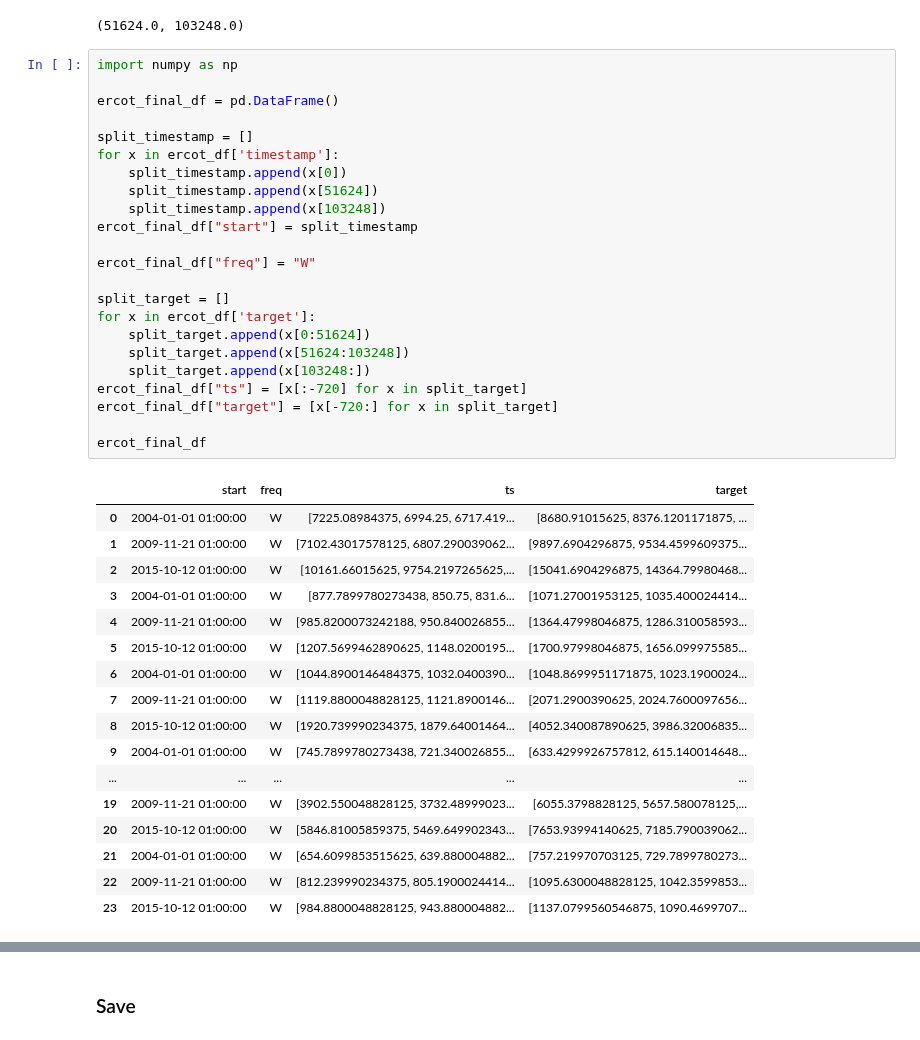
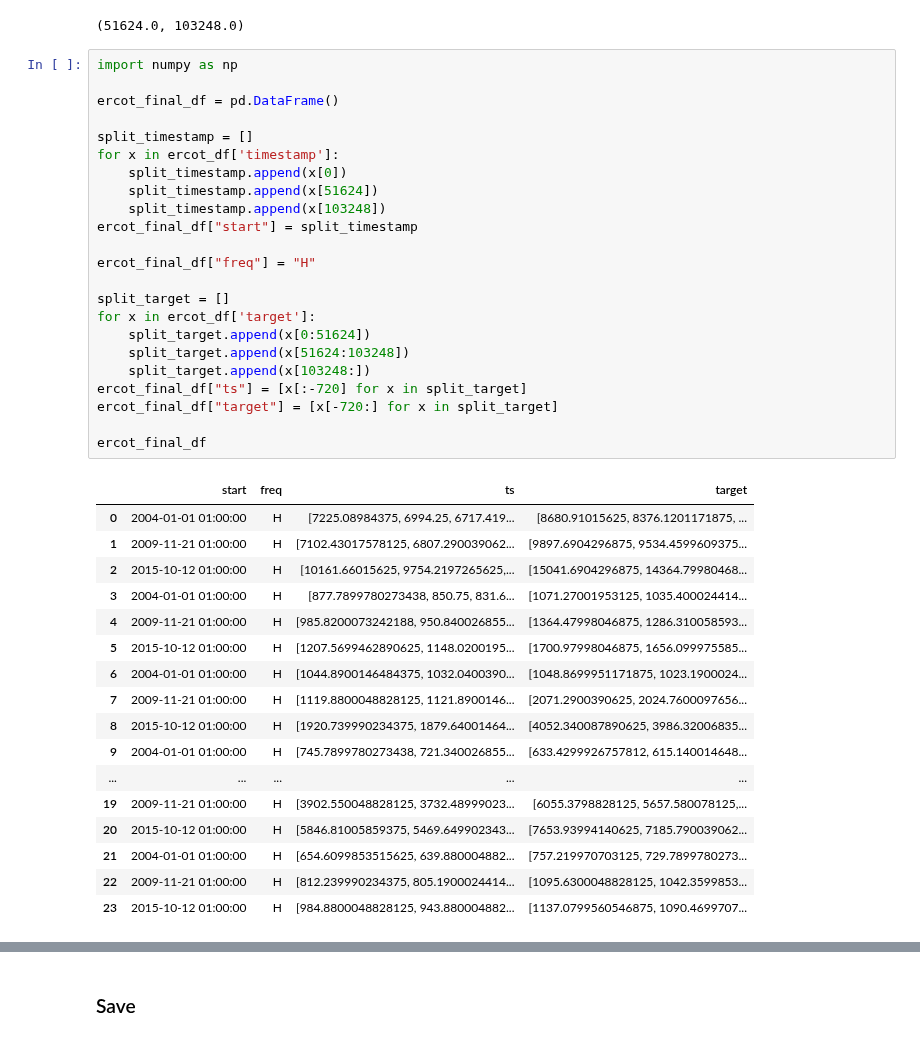
Before and after one commit to GiuliaGhisolfi/TSFM-ZeroShotEval, a Jupyter notebook: src/05_EDAChronosBenchmark.ipynb, the cells around one changed output, grey strips where cells are left out. Cells and saved outputs as stored; diff of their text form.

Commit message:
exchange rate, ercot, dominick

```diff
--- a/src/05_EDAChronosBenchmark.ipynb
+++ b/src/05_EDAChronosBenchmark.ipynb
@@ -273,44 +273,44 @@ ercot_df.head(2)
 # %%
 import numpy as np
 
 ercot_final_df = pd.DataFrame()
 
 split_timestamp = []
 for x in ercot_df['timestamp']:
     split_timestamp.append(x[0])
     split_timestamp.append(x[51624])
     split_timestamp.append(x[103248])
 ercot_final_df["start"] = split_timestamp
 
-ercot_final_df["freq"] = "W"
+ercot_final_df["freq"] = "H"
 
 split_target = []
 for x in ercot_df['target']:
     split_target.append(x[0:51624])
     split_target.append(x[51624:103248])
     split_target.append(x[103248:])
 ercot_final_df["ts"] = [x[:-720] for x in split_target]
 ercot_final_df["target"] = [x[-720:] for x in split_target]
 
 ercot_final_df
 # %% [output]
 |  | start | freq | ts | target |
-| 0 | 2004-01-01 01:00:00 | W | [7225.08984375, 6994.25, 6717.419... | [8680.91015625, 8376.1201171875, ... |
-| 1 | 2009-11-21 01:00:00 | W | [7102.43017578125, 6807.290039062... | [9897.6904296875, 9534.4599609375... |
-| 2 | 2015-10-12 01:00:00 | W | [10161.66015625, 9754.2197265625,... | [15041.6904296875, 14364.79980468... |
-| 3 | 2004-01-01 01:00:00 | W | [877.7899780273438, 850.75, 831.6... | [1071.27001953125, 1035.400024414... |
-| 4 | 2009-11-21 01:00:00 | W | [985.8200073242188, 950.840026855... | [1364.47998046875, 1286.310058593... |
-| 5 | 2015-10-12 01:00:00 | W | [1207.5699462890625, 1148.0200195... | [1700.97998046875, 1656.099975585... |
-| 6 | 2004-01-01 01:00:00 | W | [1044.8900146484375, 1032.0400390... | [1048.8699951171875, 1023.1900024... |
-| 7 | 2009-11-21 01:00:00 | W | [1119.8800048828125, 1121.8900146... | [2071.2900390625, 2024.7600097656... |
-| 8 | 2015-10-12 01:00:00 | W | [1920.739990234375, 1879.64001464... | [4052.340087890625, 3986.32006835... |
-| 9 | 2004-01-01 01:00:00 | W | [745.7899780273438, 721.340026855... | [633.4299926757812, 615.140014648... |
+| 0 | 2004-01-01 01:00:00 | H | [7225.08984375, 6994.25, 6717.419... | [8680.91015625, 8376.1201171875, ... |
+| 1 | 2009-11-21 01:00:00 | H | [7102.43017578125, 6807.290039062... | [9897.6904296875, 9534.4599609375... |
+| 2 | 2015-10-12 01:00:00 | H | [10161.66015625, 9754.2197265625,... | [15041.6904296875, 14364.79980468... |
+| 3 | 2004-01-01 01:00:00 | H | [877.7899780273438, 850.75, 831.6... | [1071.27001953125, 1035.400024414... |
+| 4 | 2009-11-21 01:00:00 | H | [985.8200073242188, 950.840026855... | [1364.47998046875, 1286.310058593... |
+| 5 | 2015-10-12 01:00:00 | H | [1207.5699462890625, 1148.0200195... | [1700.97998046875, 1656.099975585... |
+| 6 | 2004-01-01 01:00:00 | H | [1044.8900146484375, 1032.0400390... | [1048.8699951171875, 1023.1900024... |
+| 7 | 2009-11-21 01:00:00 | H | [1119.8800048828125, 1121.8900146... | [2071.2900390625, 2024.7600097656... |
+| 8 | 2015-10-12 01:00:00 | H | [1920.739990234375, 1879.64001464... | [4052.340087890625, 3986.32006835... |
+| 9 | 2004-01-01 01:00:00 | H | [745.7899780273438, 721.340026855... | [633.4299926757812, 615.140014648... |
 | ... | ... | ... | ... | ... |
-| 19 | 2009-11-21 01:00:00 | W | [3902.550048828125, 3732.48999023... | [6055.3798828125, 5657.580078125,... |
-| 20 | 2015-10-12 01:00:00 | W | [5846.81005859375, 5469.649902343... | [7653.93994140625, 7185.790039062... |
-| 21 | 2004-01-01 01:00:00 | W | [654.6099853515625, 639.880004882... | [757.219970703125, 729.7899780273... |
-| 22 | 2009-11-21 01:00:00 | W | [812.239990234375, 805.1900024414... | [1095.6300048828125, 1042.3599853... |
-| 23 | 2015-10-12 01:00:00 | W | [984.8800048828125, 943.880004882... | [1137.0799560546875, 1090.4699707... |
+| 19 | 2009-11-21 01:00:00 | H | [3902.550048828125, 3732.48999023... | [6055.3798828125, 5657.580078125,... |
+| 20 | 2015-10-12 01:00:00 | H | [5846.81005859375, 5469.649902343... | [7653.93994140625, 7185.790039062... |
+| 21 | 2004-01-01 01:00:00 | H | [654.6099853515625, 639.880004882... | [757.219970703125, 729.7899780273... |
+| 22 | 2009-11-21 01:00:00 | H | [812.239990234375, 805.1900024414... | [1095.6300048828125, 1042.3599853... |
+| 23 | 2015-10-12 01:00:00 | H | [984.8800048828125, 943.880004882... | [1137.0799560546875, 1090.4699707... |
 # %%
 exchange_rate_final_df = pd.DataFrame()
 
```
Also changed, not shown: parts of 13 cells of this notebook, 7 other files.
